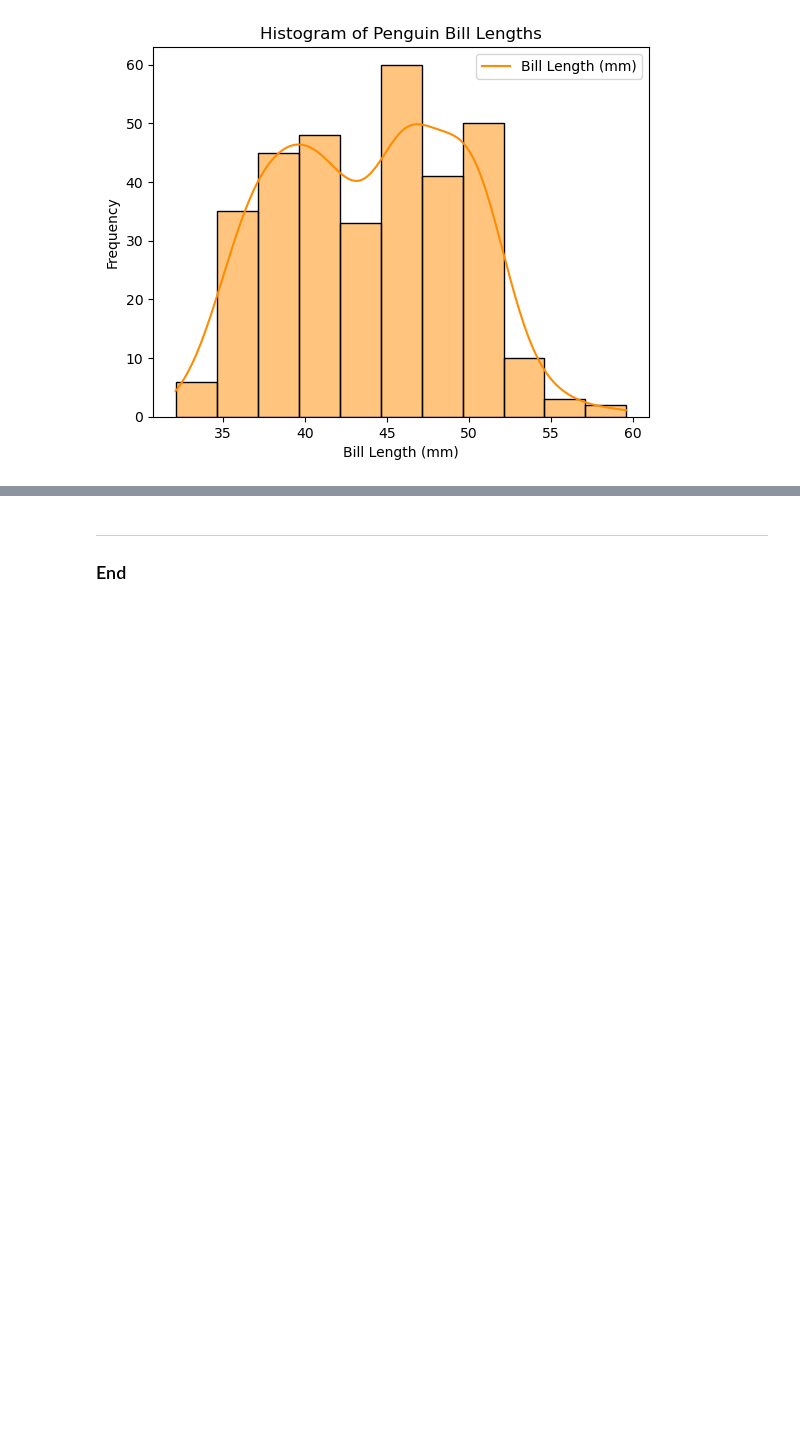
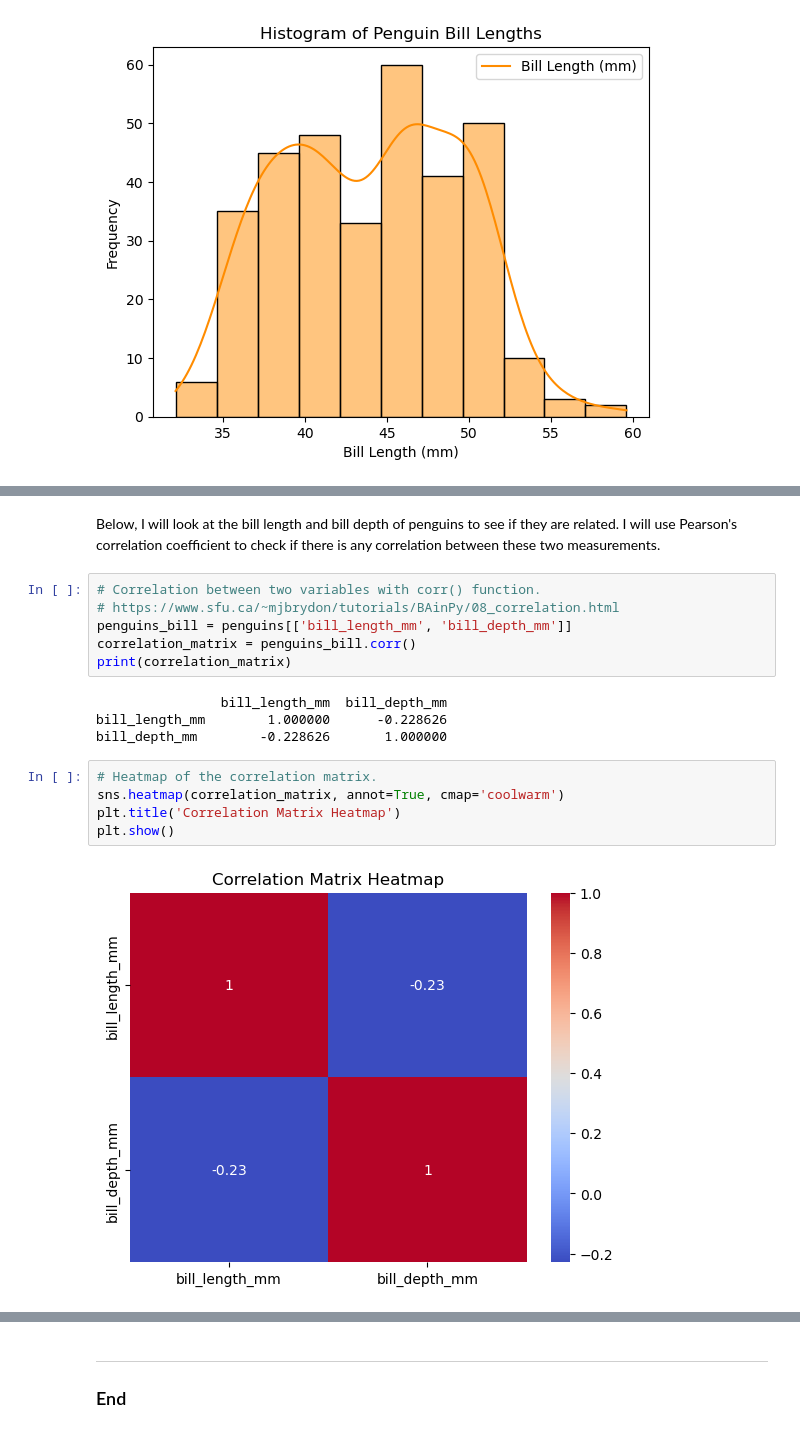
Before and after one commit to atacanbt/pofda-mywork, a Jupyter notebook: penguins.ipynb, the cells around one changed output, grey strips where cells are left out. Drawn from its saved outputs; the diff is of its cells as text; blank space fills up the shorter version.

Commit message:
correlation part1 done

```diff
--- a/penguins.ipynb
+++ b/penguins.ipynb
@@ -194,0 +206,19 @@ Given these observations, it would be worthwhile to investigate any correlation
+# %% [markdown]
+Below, I will look at the bill length and bill depth of penguins to see if they are related. I will use Pearson's correlation coefficient to check if there is any correlation between these two measurements.
+# %%
+# Correlation between two variables with corr() function.
+# https://www.sfu.ca/~mjbrydon/tutorials/BAinPy/08_correlation.html
+penguins_bill = penguins[['bill_length_mm', 'bill_depth_mm']]
+correlation_matrix = penguins_bill.corr()
+print(correlation_matrix)
+# %% [output]
+                bill_length_mm  bill_depth_mm
+bill_length_mm        1.000000      -0.228626
+bill_depth_mm        -0.228626       1.000000
+# %%
+# Heatmap of the correlation matrix.
+sns.heatmap(correlation_matrix, annot=True, cmap='coolwarm')
+plt.title('Correlation Matrix Heatmap')
+plt.show()
+# %% [output]
+[figure, added]
```
Also changed, not shown: parts of 7 cells of this notebook.
